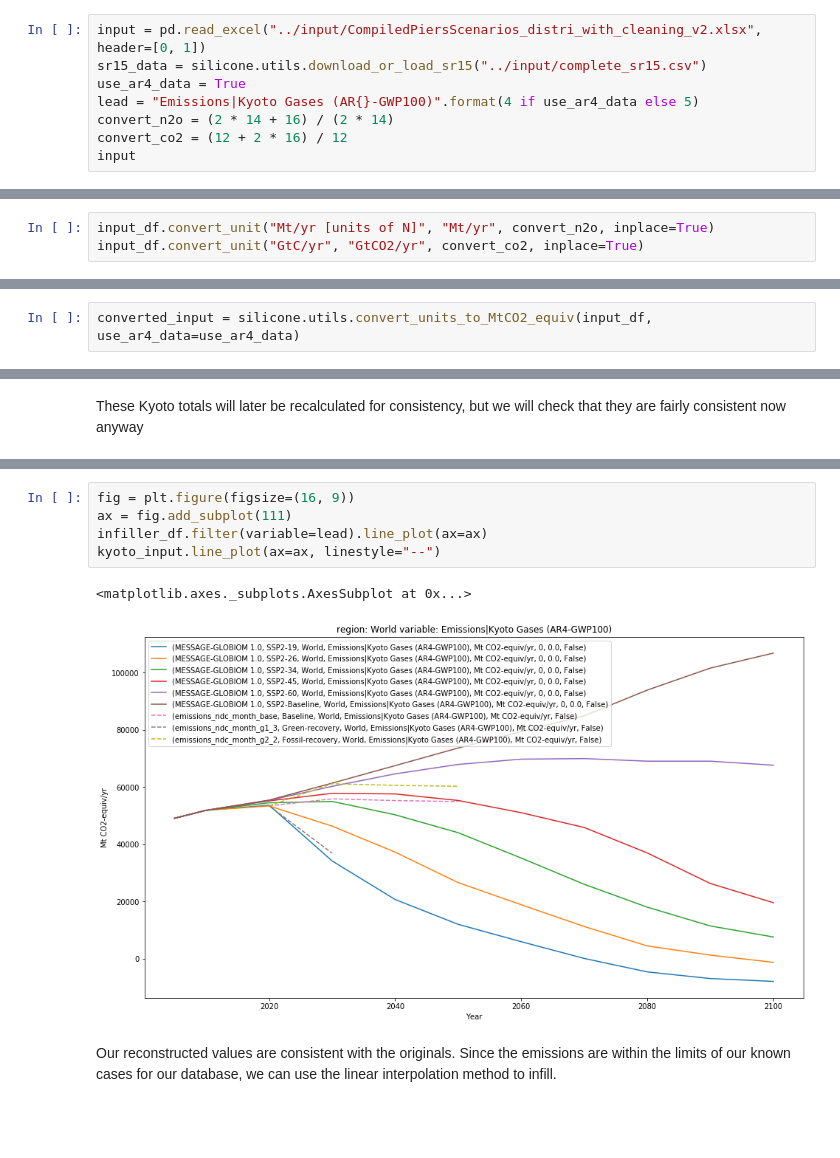
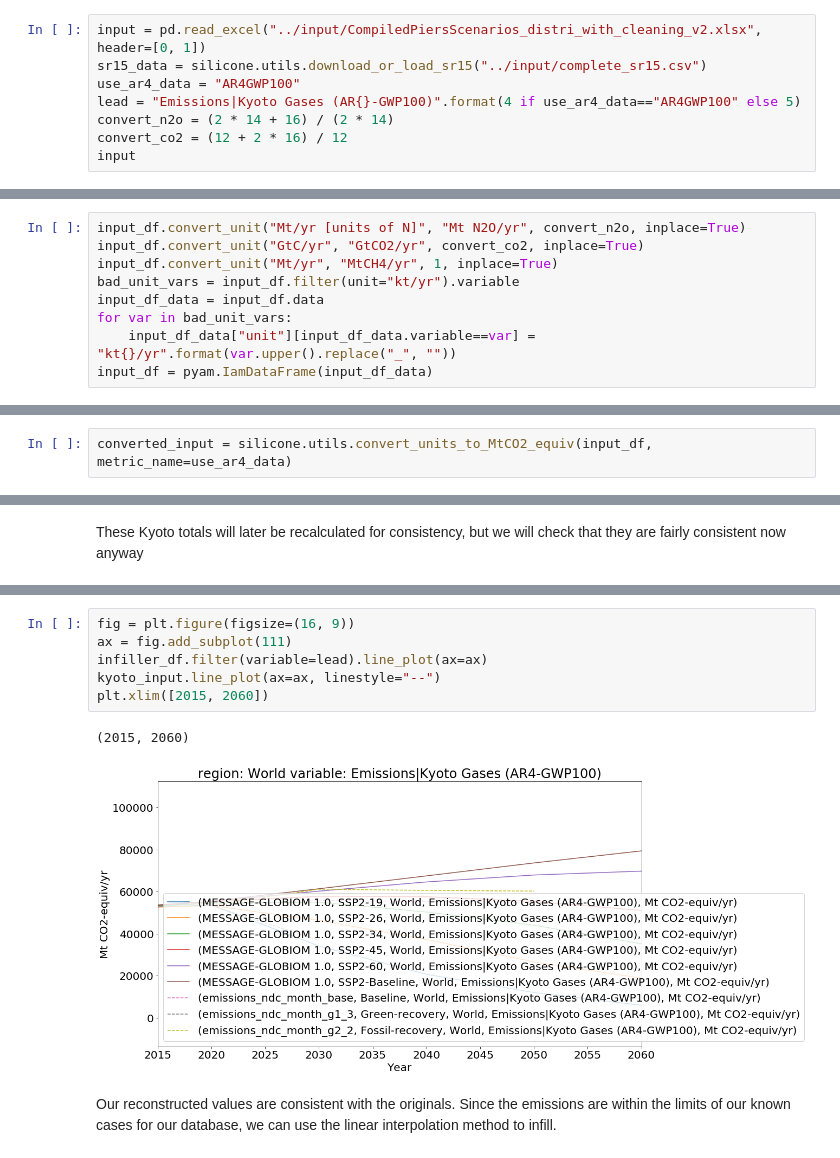
Before and after one commit to GranthamImperial/silicone_examples, a Jupyter notebook: notebooks/InfillingCovidResponse.ipynb, the cells around one changed output, grey strips where cells are left out. Cells and saved outputs as stored; diff of their text form; blank space fills up the shorter version.

Commit message:
Updated graph drawing

```diff
--- a/notebooks/InfillingCovidResponse.ipynb
+++ b/notebooks/InfillingCovidResponse.ipynb
@@ -14,8 +14,8 @@ pyam - INFO: Running in a notebook, setting `pyam` logging level to `logging.INF
 # %%
 input = pd.read_excel("../input/CompiledPiersScenarios_distri_with_cleaning_v2.xlsx", header=[0, 1])
 sr15_data = silicone.utils.download_or_load_sr15("../input/complete_sr15.csv")
-use_ar4_data = True
-lead = "Emissions|Kyoto Gases (AR{}-GWP100)".format(4 if use_ar4_data else 5)
+use_ar4_data = "AR4GWP100"
+lead = "Emissions|Kyoto Gases (AR{}-GWP100)".format(4 if use_ar4_data=="AR4GWP100" else 5)
 convert_n2o = (2 * 14 + 16) / (2 * 14)
 convert_co2 = (12 + 2 * 16) / 12
 input
@@ -93,5 +93,11 @@ input_df.data.head(30)
 # %% [markdown]
 Convert units. We need to change the format of the unit names first so they are recognised by pyam.
 # %%
-input_df.convert_unit("Mt/yr [units of N]", "Mt/yr", convert_n2o, inplace=True)
+input_df.convert_unit("Mt/yr [units of N]", "Mt N2O/yr", convert_n2o, inplace=True)
 input_df.convert_unit("GtC/yr", "GtCO2/yr", convert_co2, inplace=True)
+input_df.convert_unit("Mt/yr", "MtCH4/yr", 1, inplace=True)
+bad_unit_vars = input_df.filter(unit="kt/yr").variable
+input_df_data = input_df.data
+for var in bad_unit_vars:
+    input_df_data["unit"][input_df_data.variable==var] = "kt{}/yr".format(var.upper().replace("_", ""))
+input_df = pyam.IamDataFrame(input_df_data)
@@ -122,6 +172,6 @@ input_df.data
 270 rows × 7 columns
 # %%
-converted_input = silicone.utils.convert_units_to_MtCO2_equiv(input_df, use_ar4_data=use_ar4_data)
+converted_input = silicone.utils.convert_units_to_MtCO2_equiv(input_df, metric_name=use_ar4_data)
 # %%
 converted_input.filter(year=2020, scenario="Baseline").data.head(10)
 # %% [output]
@@ -168,10 +223,11 @@ corrected_infiller_df = silicone.utils._construct_consistent_values(
 # %%
 fig = plt.figure(figsize=(16, 9))
 ax = fig.add_subplot(111)
 infiller_df.filter(variable=lead).line_plot(ax=ax)
 kyoto_input.line_plot(ax=ax, linestyle="--")
+plt.xlim([2015, 2060])
 # %% [output]
-<matplotlib.axes._subplots.AxesSubplot at 0x...>
+(2015, 2060)
-[figure, old version]
+[figure, new version]
 # %% [markdown]
 Our reconstructed values are consistent with the originals. Since the emissions are within the limits of our known cases for our database, we can use the linear interpolation method to infill.
```
Also changed, not shown: parts of 23 cells of this notebook.
